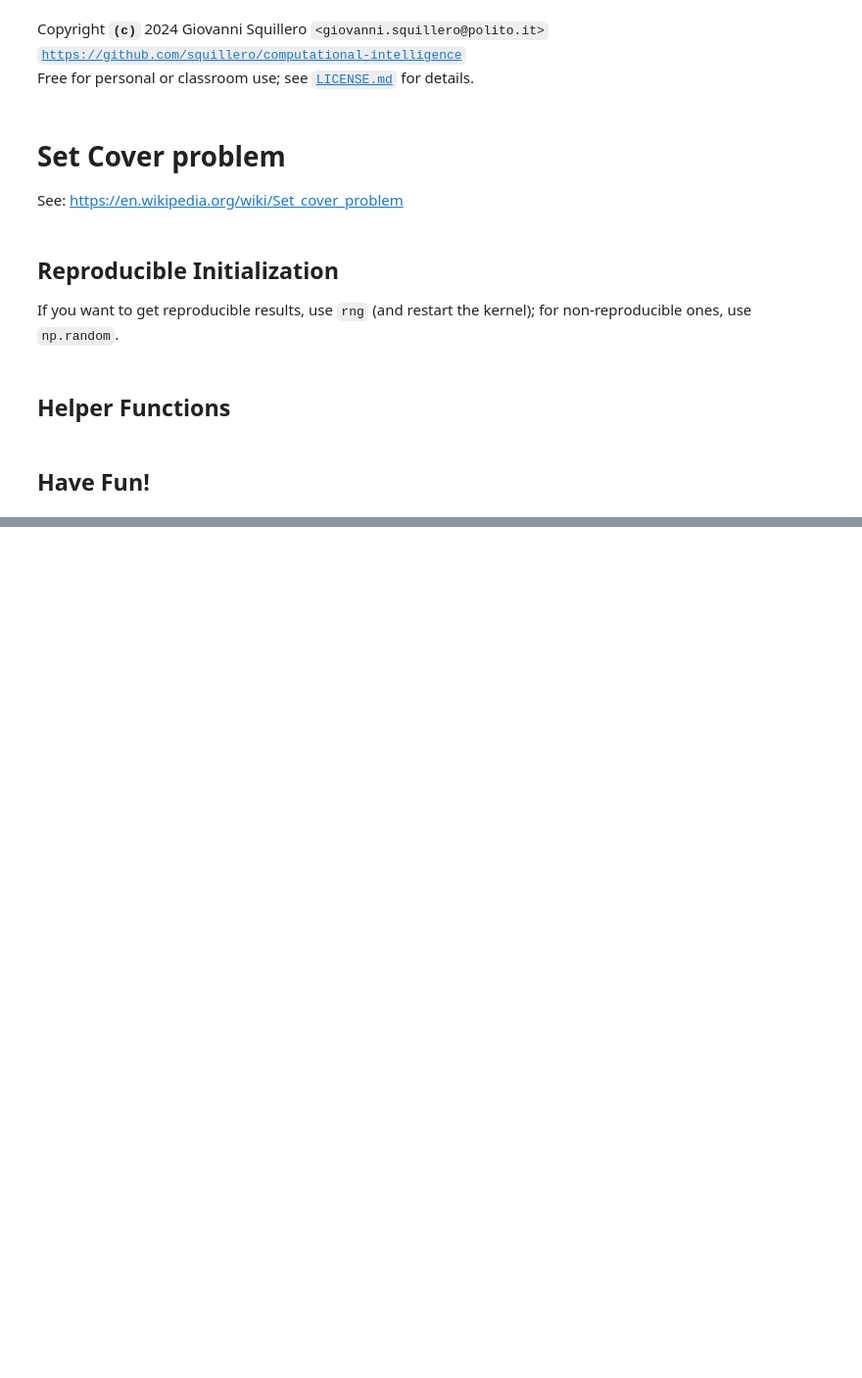
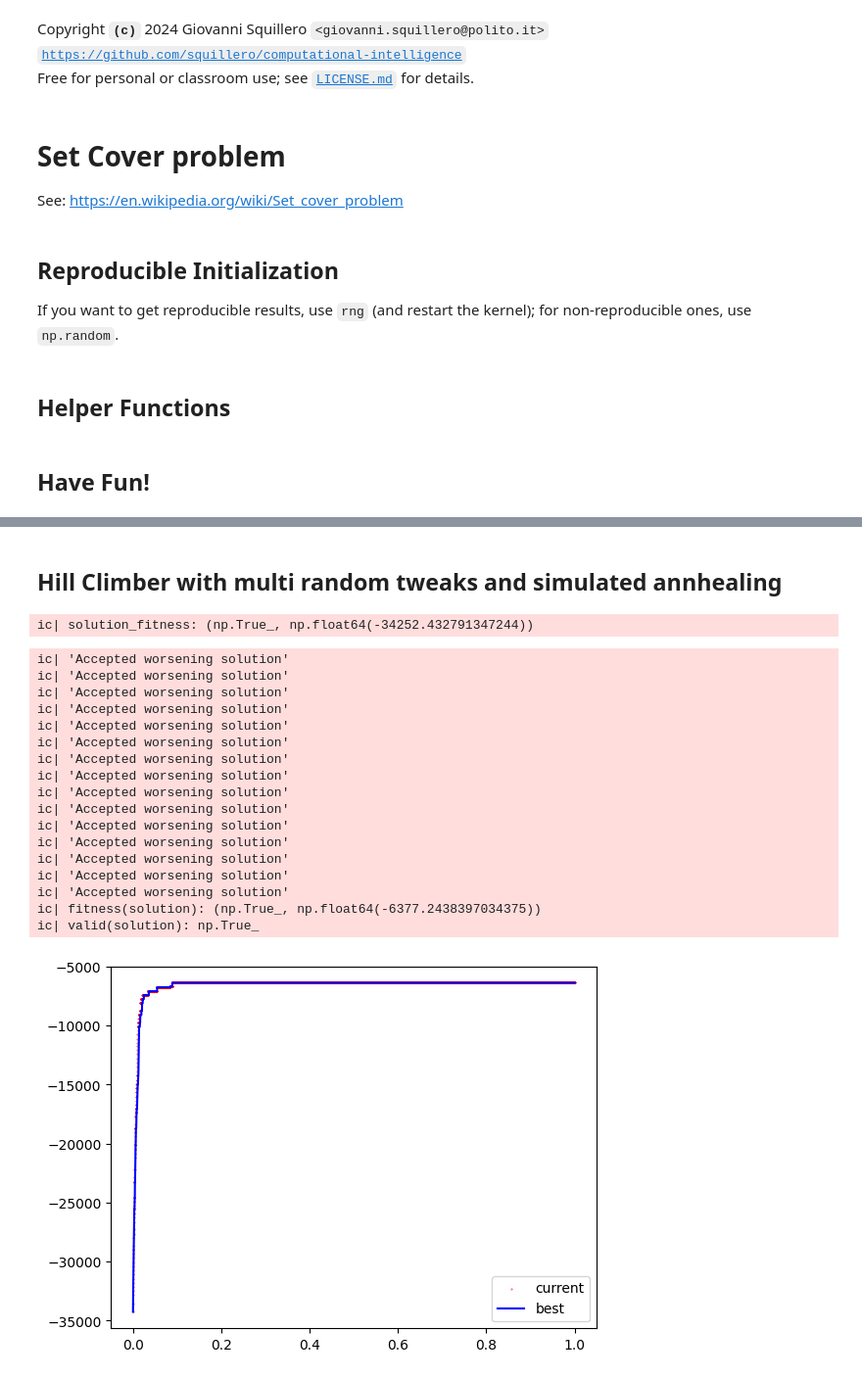
Before and after one commit to FabioGigante00/CI2024_lab1, a Jupyter notebook: set-cover.ipynb, the cells around one changed output, grey strips where cells are left out. Shown at 98% size. Drawn from its saved outputs; the diff is of its cells as text; code cells hidden in the pictures; blank space fills up the shorter version.

```diff
--- a/set-cover.ipynb
+++ b/set-cover.ipynb
@@ -105,0 +145,77 @@ ic| fitness(solution): (np.True_, np.float64(-6689.330630597301))
+# %% [markdown]
+## Hill Climber with multi random tweaks and simulated annhealing
+# %%
+
+#Vector of all false
+solution = rng.random(NUM_SETS) < 1
+solution_fitness = fitness(solution)
+ic(solution_fitness)
+full_history = [(-cost(solution), 1)]
+bettering_history = [(-cost(solution), 1)]
+
+tweak = multi_tweak_no_mask
+for steps in tqdm(range(NSTEPS)):
+    new_solution = tweak(solution)
+    new_fitness = fitness(new_solution)
+    current_fitness = fitness(solution)
+
+    #if the new solution is better than the current one, accept it
+    # else if the acceptance probability is greater than a random number between 0 and 1,
+    # accept the new solution
+    if new_fitness > current_fitness:
+        solution = new_solution
+        bettering_history.append((-cost(solution), 1))
+    else:
+        #put a lower bound on min temperature, that is decreasing with the number of steps
+        # from 1 to 0.01
+        temperature = max(0.01, 1 - steps / NSTEPS )
+        # Calculate acceptance probability
+        # Solution needs to be valid if the starting one was valid
+        if(new_fitness[0] == current_fitness[0] or new_fitness[0] == True):
+            acceptance_probability = np.exp((new_fitness[1] - current_fitness[1]) / temperature)
+            if acceptance_probability > rng.random():
+                ic("Accepted worsening solution")
+                solution = new_solution
+                bettering_history.append((-cost(solution), 1))
+            else:
+                bettering_history.append((-cost(solution), 1))
+
+    full_history.append((-cost(solution), 1))
+
+
+#save top solution as a numpy file
+file_name = 'top_solution_' + str(UNIVERSE_SIZE) + '_' + str(NUM_SETS) + '_' + str(DENSITY) + '2.png'
+
+ic(fitness(solution))
+ic(valid(solution))
+linspace = np.linspace(0, 1, len(full_history))  # Adjust linspace length
+#reduce point size
+plt.scatter(linspace, [x[0] for x in full_history], color='red', s=0.1)
+linspace = np.linspace(0, 1, len(bettering_history))  # Adjust linspace length
+plt.plot(linspace, [x[0] for x in bettering_history], color='blue')
+#build legend
+plt.legend(['current', 'best'])
+#save top solution as a png
+file_name = 'Simulated_Annealing_' + str(UNIVERSE_SIZE) + '_' + str(NUM_SETS) + '_' + str(DENSITY) + '_' + str(NSTEPS) + '.png'
+plt.savefig(file_name)
+plt.show()
+# %% [output]
+ic| solution_fitness: (np.True_, np.float64(-34252.432791347244))
+ic| 'Accepted worsening solution'
+ic| 'Accepted worsening solution'
+ic| 'Accepted worsening solution'
+ic| 'Accepted worsening solution'
+ic| 'Accepted worsening solution'
+ic| 'Accepted worsening solution'
+ic| 'Accepted worsening solution'
+ic| 'Accepted worsening solution'
+ic| 'Accepted worsening solution'
+ic| 'Accepted worsening solution'
+ic| 'Accepted worsening solution'
+ic| 'Accepted worsening solution'
+ic| 'Accepted worsening solution'
+ic| 'Accepted worsening solution'
+ic| 'Accepted worsening solution'
+ic| fitness(solution): (np.True_, np.float64(-6377.2438397034375))
+ic| valid(solution): np.True_
+[figure, added]
```
Also changed, not shown: parts of 14 cells of this notebook, 11 other files.
